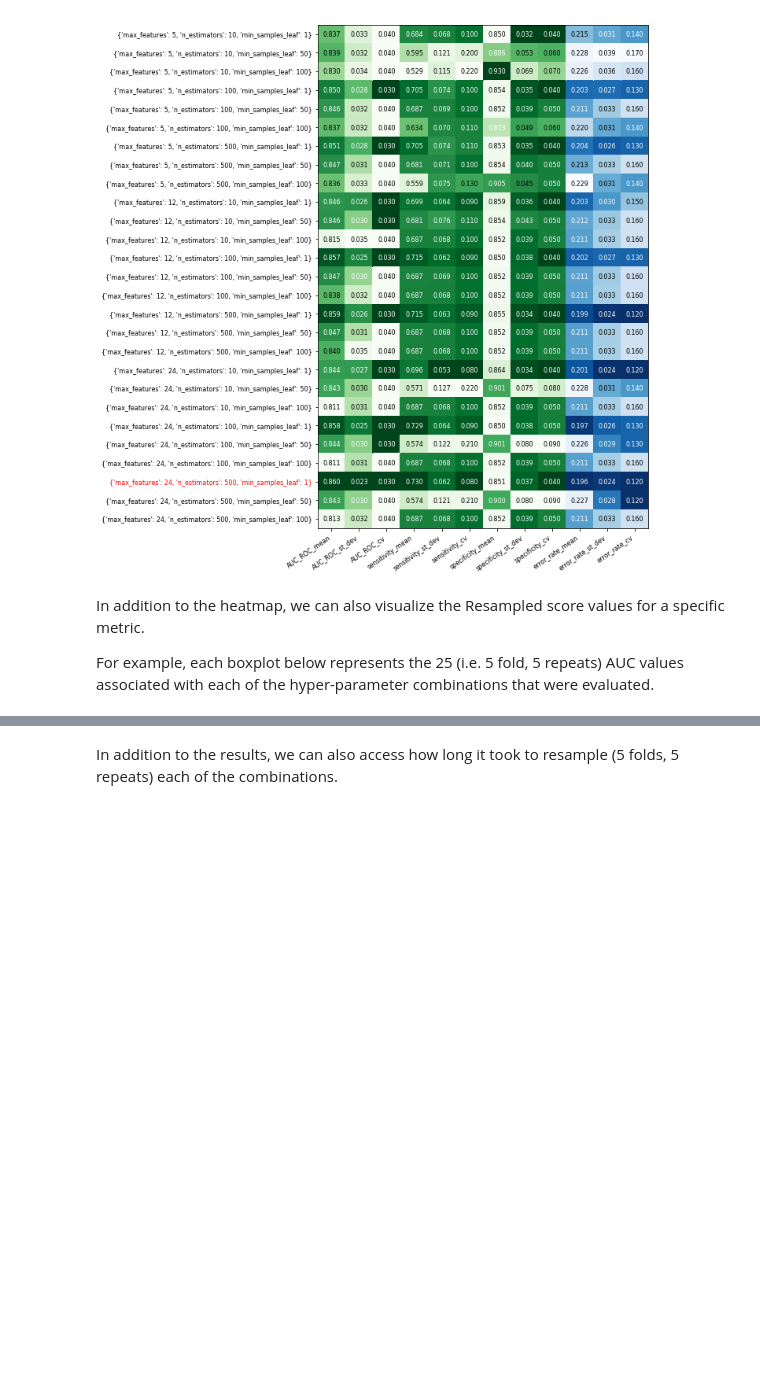
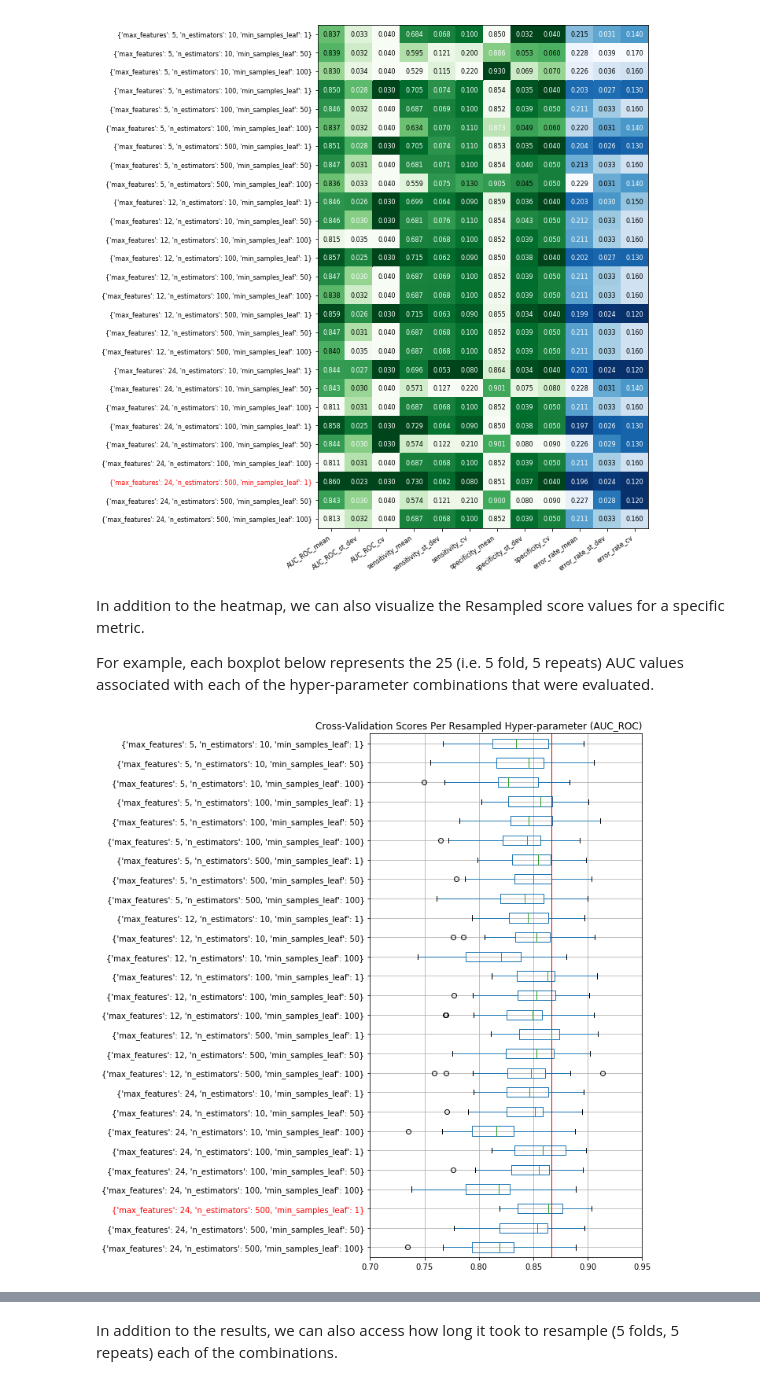
Before and after one commit to shane-kercheval/oo-learning, a Jupyter notebook: examples/classification-titanic/4-Tuning.ipynb, the cells around one changed output, grey strips where cells are left out. Saved outputs shown, nothing was run; the diff lists cells and outputs as text; code cells hidden in the pictures; blank space fills up the shorter version.

```diff
--- a/examples/classification-titanic/4-Tuning.ipynb
+++ b/examples/classification-titanic/4-Tuning.ipynb
@@ -203,6 +203,10 @@ tuner.results.plot_resampled_stats()
 In addition to the heatmap, we can also visualize the Resampled score values for a specific metric.
 
 For example, each boxplot below represents the 25 (i.e. 5 fold, 5 repeats) AUC values associated with each of the hyper-parameter combinations that were evaluated.
+# %%
+tuner.results.plot_resampled_scores(metric=Metric.AUC_ROC, x_axis_limits = (0.7, 0.95))
+# %% [output]
+[figure, added]
 # %%
 tuner.results.plot_resampled_scores(metric=Metric.AUC_ROC,
                                     x_axis_limits = (0.7, 0.95),
```
Also changed, not shown: parts of 15 cells of this notebook, 1 other file.
